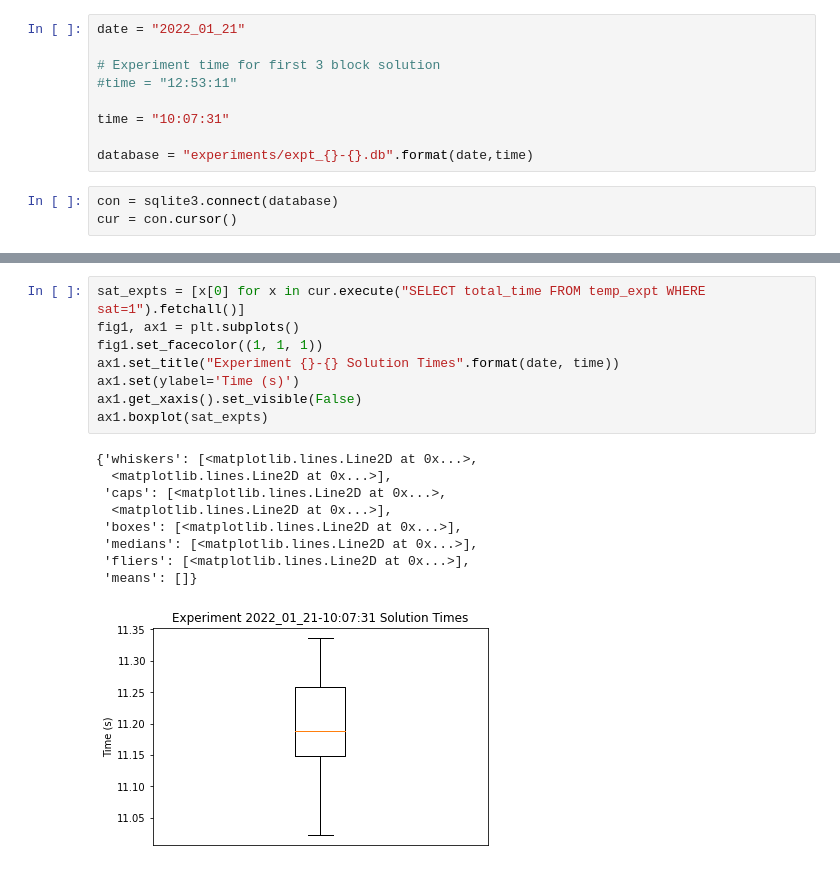
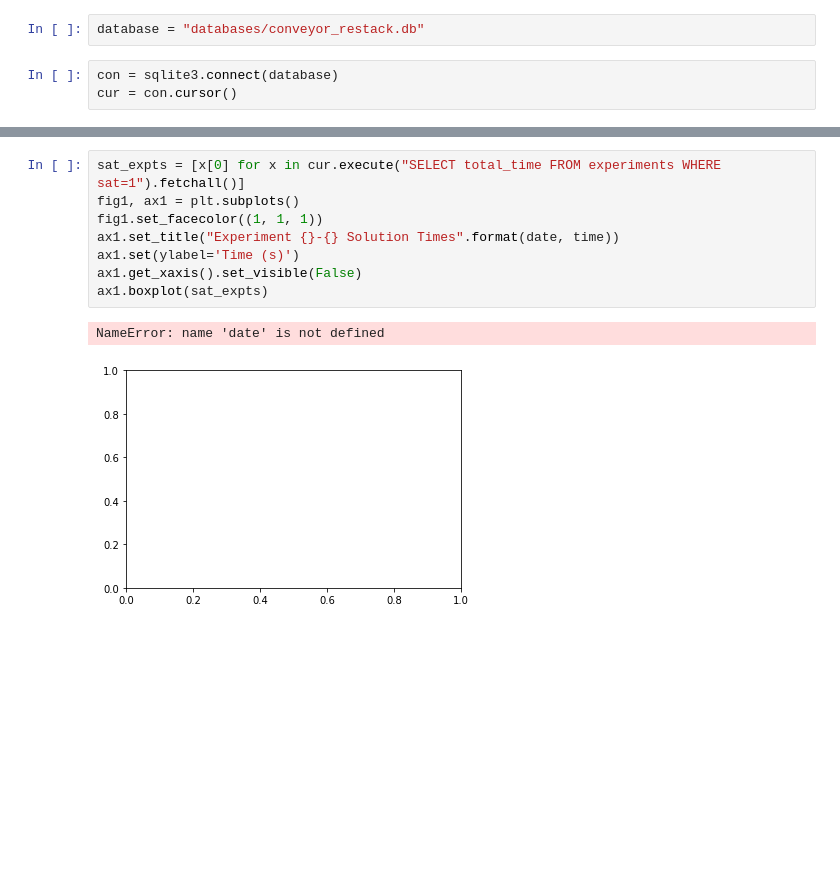
Before and after one commit to th3rring/SMTPlan, a Jupyter notebook: SMTBench/generate_graphs.ipynb, the cells around one changed output, grey strips where cells are left out. Drawn from its saved outputs; the diff is of its cells as text; blank space fills up the shorter version.

Commit message:
First results

```diff
--- a/SMTBench/generate_graphs.ipynb
+++ b/SMTBench/generate_graphs.ipynb
@@ -4,12 +5,5 @@ import matplotlib.pyplot as plt
 # %%
-date = "2022_01_21"
-
-# Experiment time for first 3 block solution
-#time = "12:53:11"
-
-time = "10:07:31"
-
-database = "experiments/expt_{}-{}.db".format(date,time)
+database = "databases/conveyor_restack.db"
 # %%
 con = sqlite3.connect(database)
 cur = con.cursor()
@@ -21,21 +19,14 @@ cur.execute("CREATE TABLE IF NOT EXISTS temp_expt AS SELECT * FROM experiments W
 # %%
-sat_expts = [x[0] for x in cur.execute("SELECT total_time FROM temp_expt WHERE sat=1").fetchall()]
+sat_expts = [x[0] for x in cur.execute("SELECT total_time FROM experiments WHERE sat=1").fetchall()]
 fig1, ax1 = plt.subplots()
 fig1.set_facecolor((1, 1, 1))
 ax1.set_title("Experiment {}-{} Solution Times".format(date, time))
 ax1.set(ylabel='Time (s)')
 ax1.get_xaxis().set_visible(False)
 ax1.boxplot(sat_expts)
 # %% [output]
-{'whiskers': [<matplotlib.lines.Line2D at 0x...>,
-  <matplotlib.lines.Line2D at 0x...>],
- 'caps': [<matplotlib.lines.Line2D at 0x...>,
-  <matplotlib.lines.Line2D at 0x...>],
- 'boxes': [<matplotlib.lines.Line2D at 0x...>],
- 'medians': [<matplotlib.lines.Line2D at 0x...>],
- 'fliers': [<matplotlib.lines.Line2D at 0x...>],
- 'means': []}
+NameError: name 'date' is not defined
-[figure, old version]
+[figure, new version]
 # %%
 num_sat_expts = len(sat_expts)
 num_total_expts = len(cur.execute("SELECT * FROM temp_expt").fetchall())
```
Also changed, not shown: parts of 11 cells of this notebook, 7 other files.
